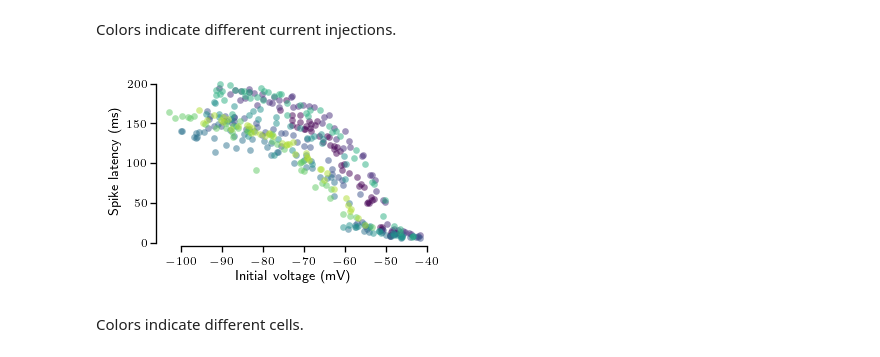
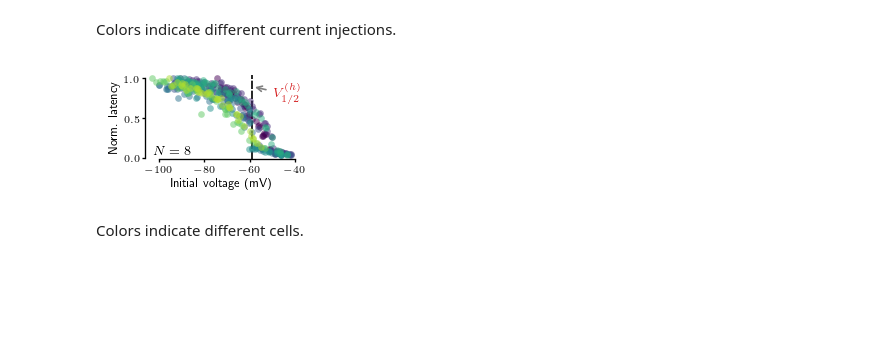
Before and after one commit to nauralcodinglab/raphegif, a Jupyter notebook: figs/scripts/writeup/experimental_latency.ipynb, the cells around one changed output. Saved outputs shown, nothing was run; the diff lists cells and outputs as text; code cells hidden in the pictures; blank space fills up the shorter version.

Commit message:
Publication figures for spike latency expts in 5HT cells

```diff
--- a/figs/scripts/writeup/experimental_latency.ipynb
+++ b/figs/scripts/writeup/experimental_latency.ipynb
@@ -39,6 +43,10 @@ for cell_id in ctrl_fnames['Cell'].unique():
             [os.path.join(DATA_PATH, fname) for fname in single_neuron_fnames]
         )
     )
+# %%
+with open(os.path.join('data', 'processed', 'gating', 'gating_params.dat'), 'rb') as f:
+    gating_params = pickle.load(f)
+    f.close()
 # %%
 def get_spike_latency(voltage, start_time, threshold=0., refractory_period=3., dt=0.1):
     """Get the time to the first spike after start_time.
@@ -146,3 +142,0 @@ array([[0.993248, 0.906157, 0.143936, 1.      ],
-# %%
-for latencies, voltages, current in zip(latency_data['latency'], latency_data['voltage'], stimulus_current_norm):
-    plt.plot(voltages, latencies, 'o', color=plt.cm.viridis(current))
@@ -151,27 +143,54 @@ for latencies, voltages, current in zip(latency_data['latency'], latency_data['v
 # %% [markdown]
 Colors indicate different current injections.
 # %%
+plt.figure(figsize=(1.7, 1))
+
+plt.subplot(111)
+plt.axvline(
+    gating_params.loc['V_half', 'h'],
+    color='k',
+    ls='--',
+    dashes=(5, 1),
+    lw=1
+)
+plt.annotate(
+    r'$V_{1/2}^{(h)}$',
+    (gating_params.loc['V_half', 'h'], 0.9),
+    xytext=(-50, 0.7),
+    xycoords='data',
+    textcoords='data',
+    arrowprops={'arrowstyle': '->'},
+    color=colors['h']
+)
 for i, (latencies, voltages) in enumerate(zip(latency_data['latency'], latency_data['voltage'])):
     plt.plot(
         voltages,
-        latencies,
+        latencies / np.nanmax(latencies),
         'o',
         alpha=0.5,
         color=plt.cm.viridis(float(i)/len(latency_data['latency'])),
         markeredgecolor='none',
-        markersize=4
+        markersize=4,
+        clip_on=False
     )
+plt.text(
+    0.05,
+    0.05,
+    '$N = {}$'.format(len(latency_data['latency'])),
+    transform=plt.gca().transAxes
+)
 
 plt.xlabel('Initial voltage (mV)')
-plt.ylabel('Spike latency (ms)')
+plt.ylabel('Norm. latency')
 hide_border('tr', trim=True)
 
-plt.tight_layout()
+plt.subplots_adjust(bottom=0.25, left=0.2, top=0.95, right=0.95)
 
 if IMG_PATH is not None:
     plt.savefig(os.path.join(IMG_PATH, 'ser_latency_steps.png'))
+    plt.savefig(os.path.join(IMG_PATH, 'ser_latency_steps.svg'))
 # %% [output]
-[figure, old version]
+[figure, new version]
 # %% [markdown]
 Colors indicate different cells.
 # %% [markdown]
```
Also changed, not shown: parts of 9 cells of this notebook, 1 other file.
